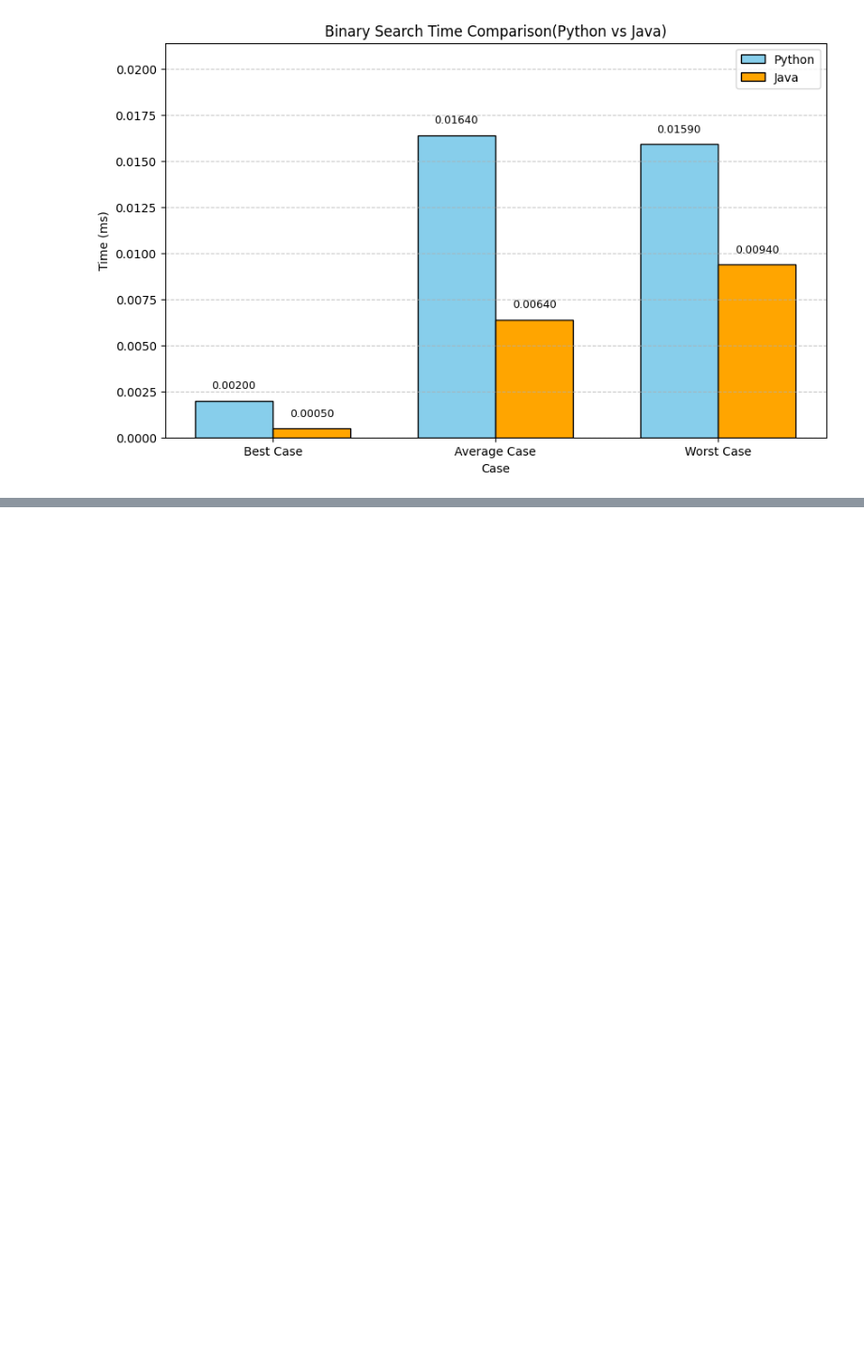
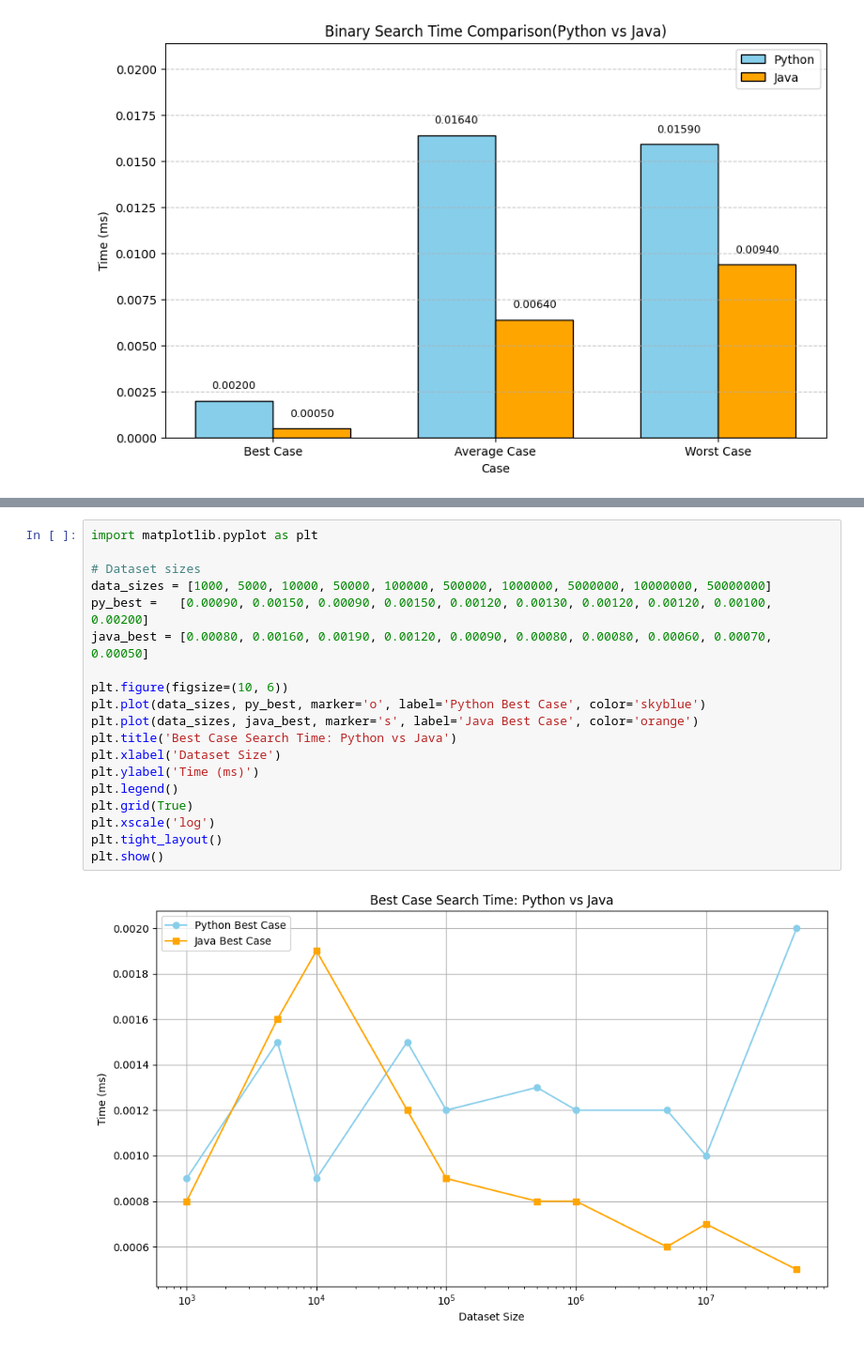
Before and after one commit to JOONLI026/Algorithm_assignment, a Jupyter notebook: visual.ipynb, the cells around one changed output, grey strips where cells are left out. Shown: that part at 94% size. Cells and saved outputs as stored; diff of their text form; blank space fills up the shorter version.

```diff
--- a/visual.ipynb
+++ b/visual.ipynb
@@ -74,0 +131,21 @@ plt.show()
+# %%
+import matplotlib.pyplot as plt
+
+# Dataset sizes
+data_sizes = [1000, 5000, 10000, 50000, 100000, 500000, 1000000, 5000000, 10000000, 50000000]
+py_best =   [0.00090, 0.00150, 0.00090, 0.00150, 0.00120, 0.00130, 0.00120, 0.00120, 0.00100, 0.00200]
+java_best = [0.00080, 0.00160, 0.00190, 0.00120, 0.00090, 0.00080, 0.00080, 0.00060, 0.00070, 0.00050]
+
+plt.figure(figsize=(10, 6))
+plt.plot(data_sizes, py_best, marker='o', label='Python Best Case', color='skyblue')
+plt.plot(data_sizes, java_best, marker='s', label='Java Best Case', color='orange')
+plt.title('Best Case Search Time: Python vs Java')
+plt.xlabel('Dataset Size')
+plt.ylabel('Time (ms)')
+plt.legend()
+plt.grid(True)
+plt.xscale('log')
+plt.tight_layout()
+plt.show()
+# %% [output]
+[figure, added]
```
Also changed, not shown: parts of 4 cells of this notebook, 9 other files.
